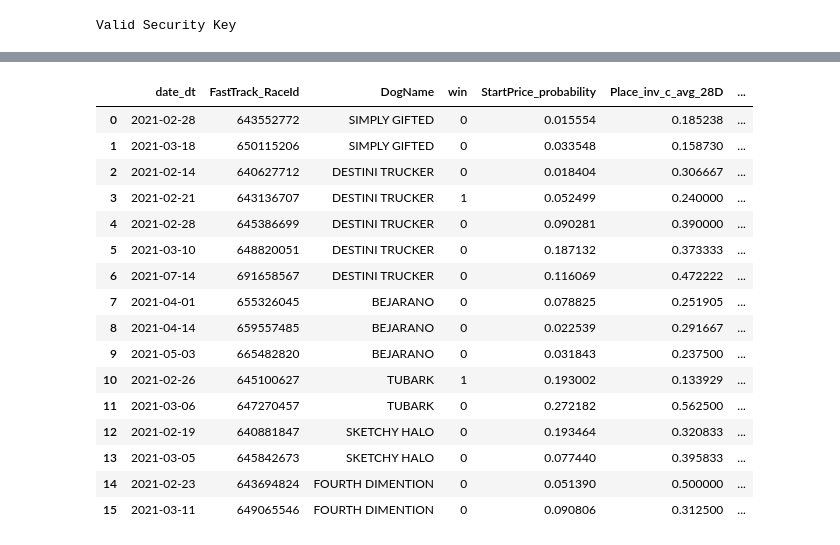
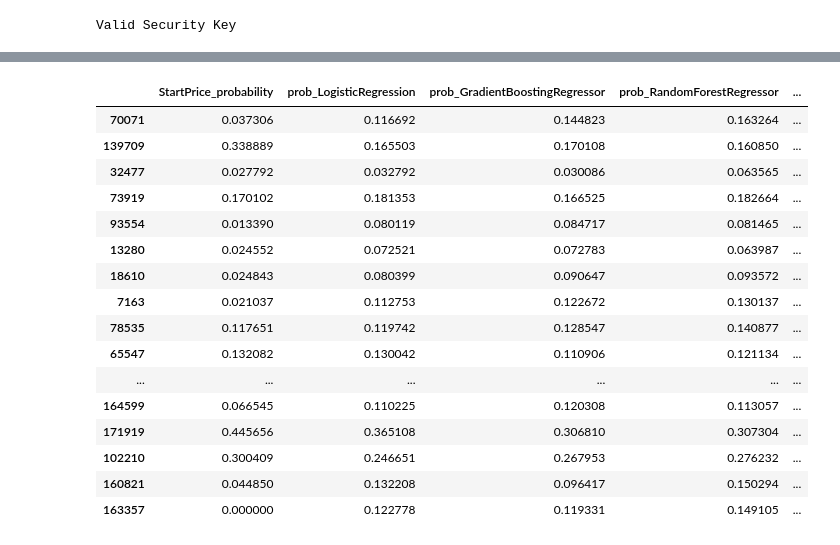
Before and after one commit to BrunoChauvet/greyhound-modelling, a Jupyter notebook: notebook/logistic_regression.ipynb, the cells around one changed output, grey strips where cells are left out. Cells and saved outputs as stored; diff of their text form; code cells hidden in the pictures.

```diff
--- a/notebook/logistic_regression.ipynb
+++ b/notebook/logistic_regression.ipynb
@@ -265,7 +223,8 @@ with pd.option_context('display.max_rows', None, 'display.max_columns', None):
 # %%
 # Only keep data after 2019
+model_df = dataset.reset_index()
 feature_cols = np.unique(feature_cols).tolist()
-model_df = dataset[dataset['date_dt'] >= '2018-12-01']
+model_df = model_df[model_df['date_dt'] >= '2018-12-01']
 model_df = model_df[['date_dt', 'FastTrack_RaceId', 'DogName', 'win', 'StartPrice_probability'] + feature_cols]
 
 # Only train model off of races where each dog has a value for each feature
@@ -281,25 +240,27 @@ from xgboost import XGBRegressor
 from catboost import CatBoostRegressor
 
 # Split the data into train and test data
-train_data = model_df[model_df['date_dt'] < '2021-02-01'].reset_index(drop = True).sample(frac=1)
-test_data = model_df[model_df['date_dt'] >= '2021-02-01'].reset_index(drop = True)
+train_data = model_df[model_df['date_dt'] < '2021-01-01'].reset_index(drop = True).sample(frac=1)
+test_data = model_df[model_df['date_dt'] >= '2021-01-01'].reset_index(drop = True)
 
 train_x, train_y = train_data[feature_cols], train_data['win']
 test_x, test_y = test_data[feature_cols], test_data['win']
 
 verbose       = 0
-learning_rate = 0.05
-n_estimators  = 200
+learning_rate = 0.1
+n_estimators  = 100
 
+# Train different types of models
 models = {
-        'LogisticRegression':        LogisticRegression(verbose=verbose, solver='lbfgs', multi_class='multinomial', max_iter=1000, n_jobs=-1),
-        'GradientBoostingRegressor': GradientBoostingRegressor(verbose=verbose, learning_rate=learning_rate, n_estimators=n_estimators),
-        'RandomForestRegressor':     RandomForestRegressor(verbose=verbose, n_estimators=n_estimators, max_depth=12, max_features=0.5, n_jobs=-1),
+        'LogisticRegression':        LogisticRegression(verbose=verbose, solver='saga', max_iter=1000, n_jobs=-1),
+        'GradientBoostingRegressor': GradientBoostingRegressor(verbose=verbose, learning_rate=learning_rate, n_estimators=n_estimators, max_depth=3, max_features=0.25),
+        'RandomForestRegressor':     RandomForestRegressor(verbose=verbose, n_estimators=n_estimators, max_depth=8, max_features=0.5, n_jobs=-1),
         'LGBMRegressor':             LGBMRegressor(verbose=verbose, learning_rate=learning_rate, n_estimators=n_estimators),
         'XGBRegressor':              XGBRegressor(verbosity=verbose, learning_rate=learning_rate, n_estimators=n_estimators, objective='binary:logistic'),
         'CatBoostRegressor':         CatBoostRegressor(verbose=verbose, learning_rate=learning_rate, n_estimators=n_estimators)
 }
 
+print(f'Training on {len(train_x)} samples with {len(feature_cols)} features')
 for key, model in models.items():
     print(f'Fitting model {key}')
     model.fit(train_x, train_y)
@@ -313,12 +275,24 @@ You can set `force_col_wise=true` to remove the overhead.
 Fitting model XGBRegressor
 Fitting model CatBoostRegressor
 # %%
+# Calculate probabilities for each model on the test dataset
+probs_columns = ['StartPrice_probability']
 for key, model in models.items():
-    print(f'Evaluating model {key}')
-    probs = model.predict_proba(test_x)[:,1] if isinstance(model, LogisticRegression) else model.predict(test_x)
-    test_data[f'prob_{key}'] = probs
-    test_data[f'prob_{key}'] = test_data.groupby('FastTrack_RaceId')[f'prob_{key}'].apply(lambda x: x / sum(x))
+    probs_column_key = f'prob_{key}'
+    # Calculate probabilities
+    test_data[probs_column_key] = model.predict_proba(test_x)[:,1] if isinstance(model, LogisticRegression) else model.predict(test_x)
+    # Normalise probabilities
+    test_data[probs_column_key] = test_data.groupby('FastTrack_RaceId')[f'prob_{key}'].apply(lambda x: x / sum(x))
+    probs_columns.append(probs_column_key)
 
-with pd.option_context('display.max_rows', None, 'display.max_columns', None):
-    display(test_data.head(16))
+# Display and format sample results
+def highlight_max(s, props=''):
+    return np.where(s == np.nanmax(s.values), props, '')
+def highlight_min(s, props=''):
+    return np.where(s == np.nanmin(s.values), props, '')
+
+test_data[probs_columns].sample(20).style \
+    .bar(color='#FFA07A', vmin=0.01, vmax=0.25, axis=1) \
+    .apply(highlight_max, props='color:red;', axis=1) \
+    .apply(highlight_min, props='color:blue;', axis=1)
 # %% [output]
@@ -331,18 +299,18 @@ Evaluating model CatBoostRegressor
-|  | date_dt | FastTrack_RaceId | DogName | win | StartPrice_probability | Place_inv_c_avg_28D | ... |
-| 0 | 2021-02-28 | 643552772 | SIMPLY GIFTED | 0 | 0.015554 | 0.185238 | ... |
-| 1 | 2021-03-18 | 650115206 | SIMPLY GIFTED | 0 | 0.033548 | 0.158730 | ... |
-| 2 | 2021-02-14 | 640627712 | DESTINI TRUCKER | 0 | 0.018404 | 0.306667 | ... |
-| 3 | 2021-02-21 | 643136707 | DESTINI TRUCKER | 1 | 0.052499 | 0.240000 | ... |
-| 4 | 2021-02-28 | 645386699 | DESTINI TRUCKER | 0 | 0.090281 | 0.390000 | ... |
-| 5 | 2021-03-10 | 648820051 | DESTINI TRUCKER | 0 | 0.187132 | 0.373333 | ... |
-| 6 | 2021-07-14 | 691658567 | DESTINI TRUCKER | 0 | 0.116069 | 0.472222 | ... |
-| 7 | 2021-04-01 | 655326045 | BEJARANO | 0 | 0.078825 | 0.251905 | ... |
-| 8 | 2021-04-14 | 659557485 | BEJARANO | 0 | 0.022539 | 0.291667 | ... |
-| 9 | 2021-05-03 | 665482820 | BEJARANO | 0 | 0.031843 | 0.237500 | ... |
-| 10 | 2021-02-26 | 645100627 | TUBARK | 1 | 0.193002 | 0.133929 | ... |
-| 11 | 2021-03-06 | 647270457 | TUBARK | 0 | 0.272182 | 0.562500 | ... |
-| 12 | 2021-02-19 | 640881847 | SKETCHY HALO | 0 | 0.193464 | 0.320833 | ... |
-| 13 | 2021-03-05 | 645842673 | SKETCHY HALO | 0 | 0.077440 | 0.395833 | ... |
-| 14 | 2021-02-23 | 643694824 | FOURTH DIMENTION | 0 | 0.051390 | 0.500000 | ... |
-| 15 | 2021-03-11 | 649065546 | FOURTH DIMENTION | 0 | 0.090806 | 0.312500 | ... |
+|  | StartPrice_probability | prob_LogisticRegression | prob_GradientBoostingRegressor | prob_RandomForestRegressor | ... |
+| 70071 | 0.037306 | 0.116692 | 0.144823 | 0.163264 | ... |
+| 139709 | 0.338889 | 0.165503 | 0.170108 | 0.160850 | ... |
+| 32477 | 0.027792 | 0.032792 | 0.030086 | 0.063565 | ... |
+| 73919 | 0.170102 | 0.181353 | 0.166525 | 0.182664 | ... |
+| 93554 | 0.013390 | 0.080119 | 0.084717 | 0.081465 | ... |
+| 13280 | 0.024552 | 0.072521 | 0.072783 | 0.063987 | ... |
+| 18610 | 0.024843 | 0.080399 | 0.090647 | 0.093572 | ... |
+| 7163 | 0.021037 | 0.112753 | 0.122672 | 0.130137 | ... |
+| 78535 | 0.117651 | 0.119742 | 0.128547 | 0.140877 | ... |
+| 65547 | 0.132082 | 0.130042 | 0.110906 | 0.121134 | ... |
+| ... | ... | ... | ... | ... | ... |
+| 164599 | 0.066545 | 0.110225 | 0.120308 | 0.113057 | ... |
+| 171919 | 0.445656 | 0.365108 | 0.306810 | 0.307304 | ... |
+| 102210 | 0.300409 | 0.246651 | 0.267953 | 0.276232 | ... |
+| 160821 | 0.044850 | 0.132208 | 0.096417 | 0.150294 | ... |
+| 163357 | 0.000000 | 0.122778 | 0.119331 | 0.149105 | ... |
 # %%
```
Also changed, not shown: parts of 18 cells of this notebook, 10 other files.
